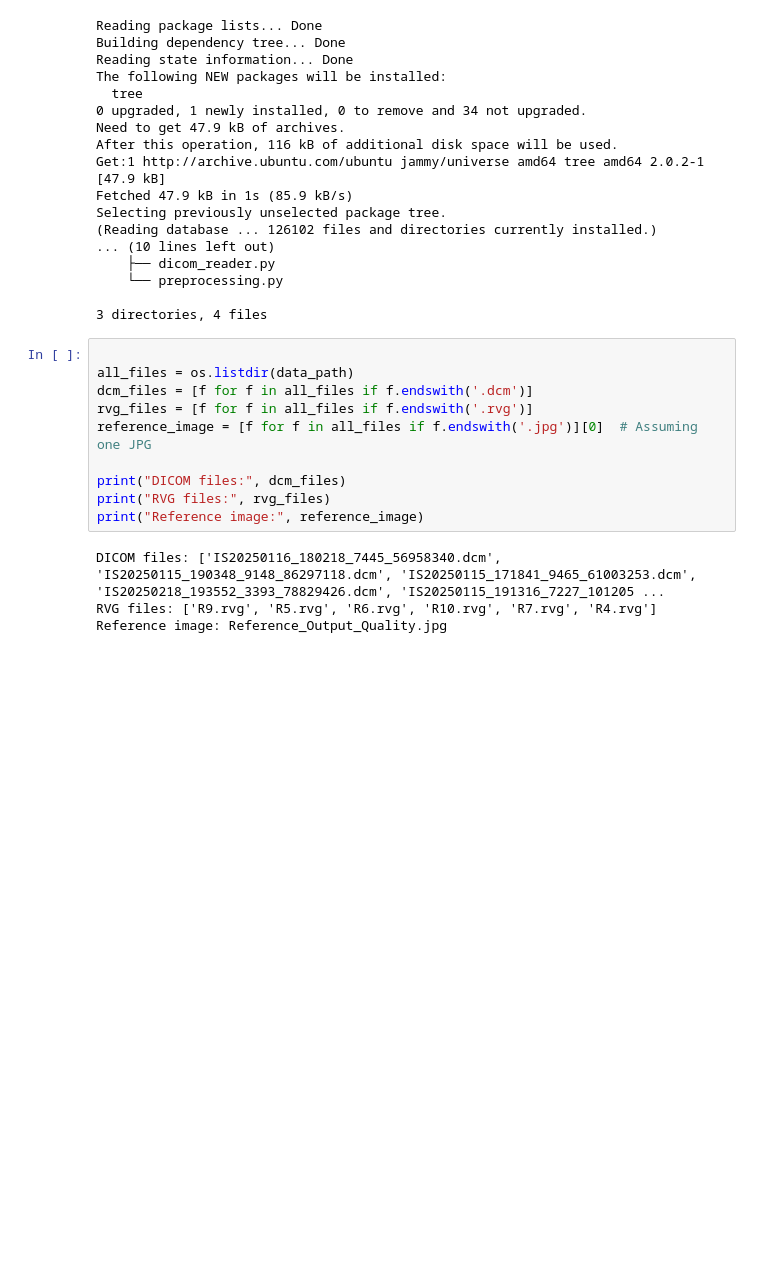
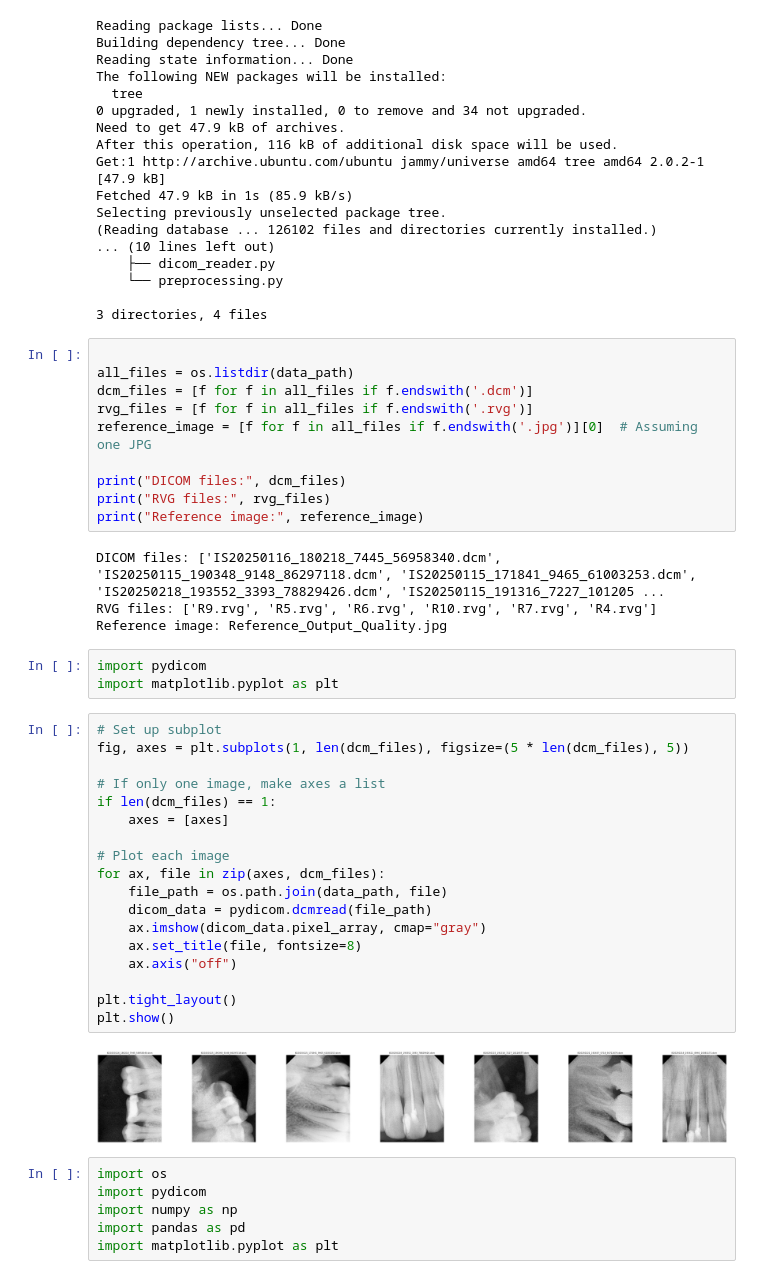
Before and after one commit to codesanya/dobbe-xray-preprocessing, a Jupyter notebook: notebooks/code.ipynb, the cells around one changed output. Cells and saved outputs as stored; diff of their text form; blank space fills up the shorter version.

```diff
--- a/notebooks/code.ipynb
+++ b/notebooks/code.ipynb
@@ -80,3 +80,32 @@ print("Reference image:", reference_image)
 DICOM files: ['IS20250116_180218_7445_56958340.dcm', 'IS20250115_190348_9148_86297118.dcm', 'IS20250115_171841_9465_61003253.dcm', 'IS20250218_193552_3393_78829426.dcm', 'IS20250115_191316_7227_101205 ...
 RVG files: ['R9.rvg', 'R5.rvg', 'R6.rvg', 'R10.rvg', 'R7.rvg', 'R4.rvg']
 Reference image: Reference_Output_Quality.jpg
+# %%
+import pydicom
+import matplotlib.pyplot as plt
+# %%
+# Set up subplot
+fig, axes = plt.subplots(1, len(dcm_files), figsize=(5 * len(dcm_files), 5))
+
+# If only one image, make axes a list
+if len(dcm_files) == 1:
+    axes = [axes]
+
+# Plot each image
+for ax, file in zip(axes, dcm_files):
+    file_path = os.path.join(data_path, file)
+    dicom_data = pydicom.dcmread(file_path)
+    ax.imshow(dicom_data.pixel_array, cmap="gray")
+    ax.set_title(file, fontsize=8)
+    ax.axis("off")
+
+plt.tight_layout()
+plt.show()
+# %% [output]
+[figure, added]
+# %%
+import os
+import pydicom
+import numpy as np
+import pandas as pd
+import matplotlib.pyplot as plt
```
Also changed, not shown: parts of 5 cells of this notebook.
